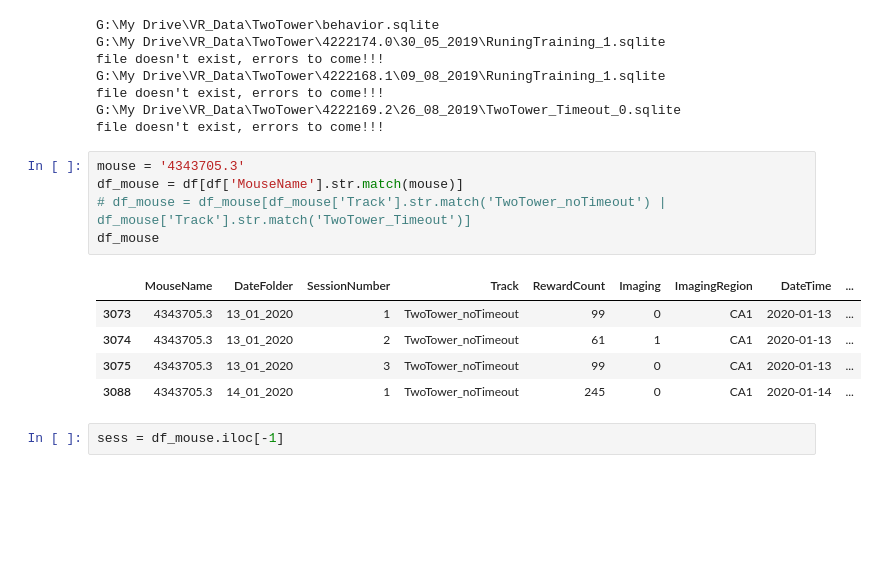
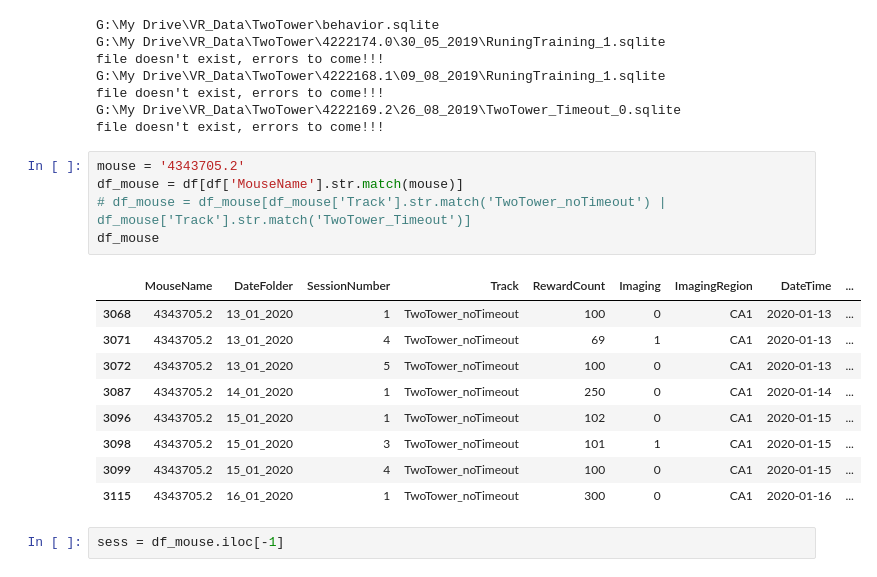
Before and after one commit to GiocomoLab/MightyMorphingPhotonRangers, a Jupyter notebook: SingleSessionBehaviorNB.ipynb, the cells around one changed output. Cells and saved outputs as stored; diff of their text form; blank space fills up the shorter version.

```diff
--- a/SingleSessionBehaviorNB.ipynb
+++ b/SingleSessionBehaviorNB.ipynb
@@ -37,16 +40,20 @@ file doesn't exist, errors to come!!!
 G:\My Drive\VR_Data\TwoTower\4222169.2\26_08_2019\TwoTower_Timeout_0.sqlite
 file doesn't exist, errors to come!!!
 # %%
-mouse = '4343705.3'
+mouse = '4343705.2'
 df_mouse = df[df['MouseName'].str.match(mouse)]
 # df_mouse = df_mouse[df_mouse['Track'].str.match('TwoTower_noTimeout') | df_mouse['Track'].str.match('TwoTower_Timeout')]
 df_mouse
 # %% [output]
 |  | MouseName | DateFolder | SessionNumber | Track | RewardCount | Imaging | ImagingRegion | DateTime | ... |
-| 3073 | 4343705.3 | 13_01_2020 | 1 | TwoTower_noTimeout | 99 | 0 | CA1 | 2020-01-13 | ... |
-| 3074 | 4343705.3 | 13_01_2020 | 2 | TwoTower_noTimeout | 61 | 1 | CA1 | 2020-01-13 | ... |
-| 3075 | 4343705.3 | 13_01_2020 | 3 | TwoTower_noTimeout | 99 | 0 | CA1 | 2020-01-13 | ... |
-| 3088 | 4343705.3 | 14_01_2020 | 1 | TwoTower_noTimeout | 245 | 0 | CA1 | 2020-01-14 | ... |
+| 3068 | 4343705.2 | 13_01_2020 | 1 | TwoTower_noTimeout | 100 | 0 | CA1 | 2020-01-13 | ... |
+| 3071 | 4343705.2 | 13_01_2020 | 4 | TwoTower_noTimeout | 69 | 1 | CA1 | 2020-01-13 | ... |
+| 3072 | 4343705.2 | 13_01_2020 | 5 | TwoTower_noTimeout | 100 | 0 | CA1 | 2020-01-13 | ... |
+| 3087 | 4343705.2 | 14_01_2020 | 1 | TwoTower_noTimeout | 250 | 0 | CA1 | 2020-01-14 | ... |
+| 3096 | 4343705.2 | 15_01_2020 | 1 | TwoTower_noTimeout | 102 | 0 | CA1 | 2020-01-15 | ... |
+| 3098 | 4343705.2 | 15_01_2020 | 3 | TwoTower_noTimeout | 101 | 1 | CA1 | 2020-01-15 | ... |
+| 3099 | 4343705.2 | 15_01_2020 | 4 | TwoTower_noTimeout | 100 | 0 | CA1 | 2020-01-15 | ... |
+| 3115 | 4343705.2 | 16_01_2020 | 1 | TwoTower_noTimeout | 300 | 0 | CA1 | 2020-01-16 | ... |
 # %%
 sess = df_mouse.iloc[-1]
 # %%
```
Also changed, not shown: parts of 4 cells of this notebook, 1 other file.
